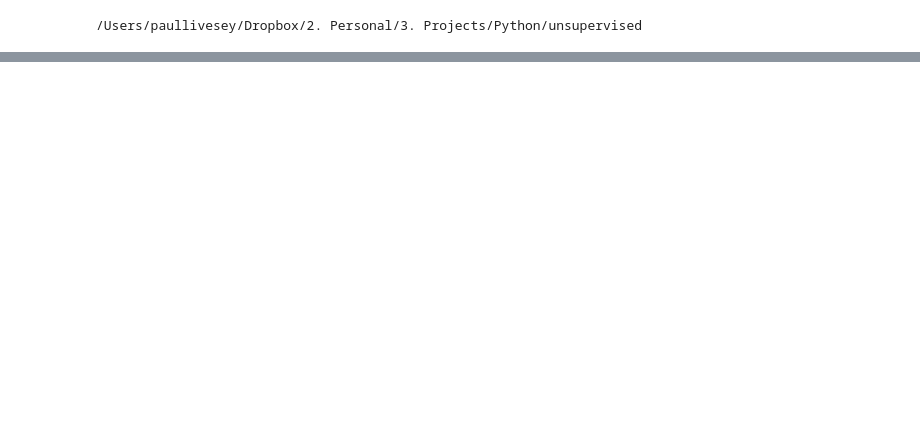
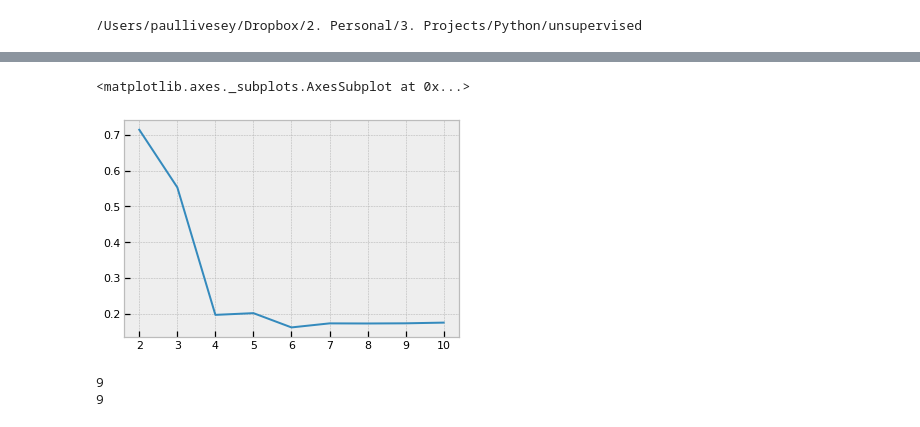
Before and after one commit to Liveo123/unsupervised, a Jupyter notebook: unsuper_phishing.ipynb, the cells around one changed output, grey strips where cells are left out. Cells and saved outputs as stored; diff of their text form; code cells hidden in the pictures; blank space fills up the shorter version.

```diff
--- a/unsuper_phishing.ipynb
+++ b/unsuper_phishing.ipynb
@@ -65,5 +67,5 @@ Index(['id', 'having_IP_Address', 'URL_Length', 'Shortining_Service',
 # %%
-y = df['Result']
-X = df.drop('Result', axis=1)
+y = df['quality']
+X = df.drop('quality', axis=1)
 print(df.shape)
 # %% [output]
@@ -112,0 +172,11 @@ Converged at iteration 22: strict convergence.
+# %%
+sns.lineplot(x=np.arange(2 ,N_CLUSTERS+1), y=silhouettes)
+# %% [output]
+<matplotlib.axes._subplots.AxesSubplot at 0x...>
+[figure, added]
+# %%
+print(len(np.arange(2, N_CLUSTERS+1)))
+print(len(silhouettes))
+# %% [output]
+9
+9
```
Also changed, not shown: parts of 31 cells of this notebook, 3 other files.
